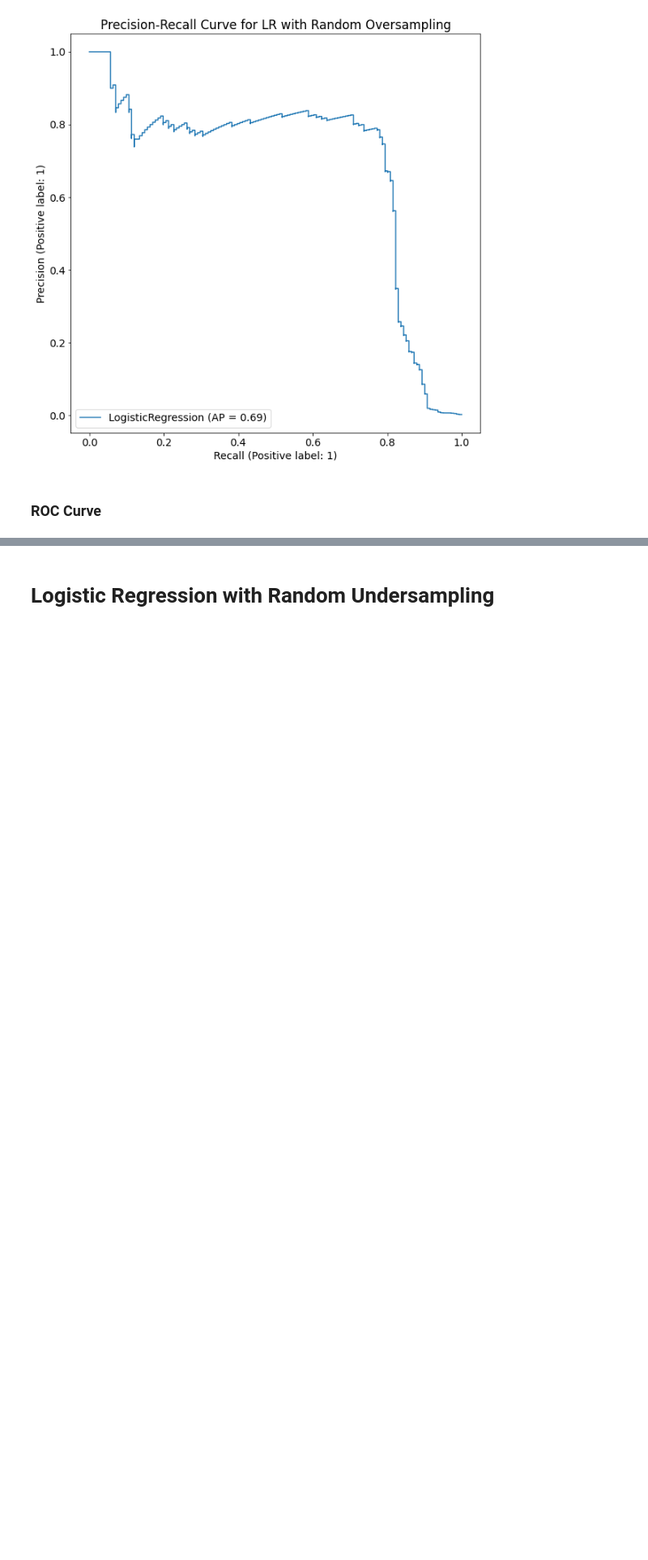
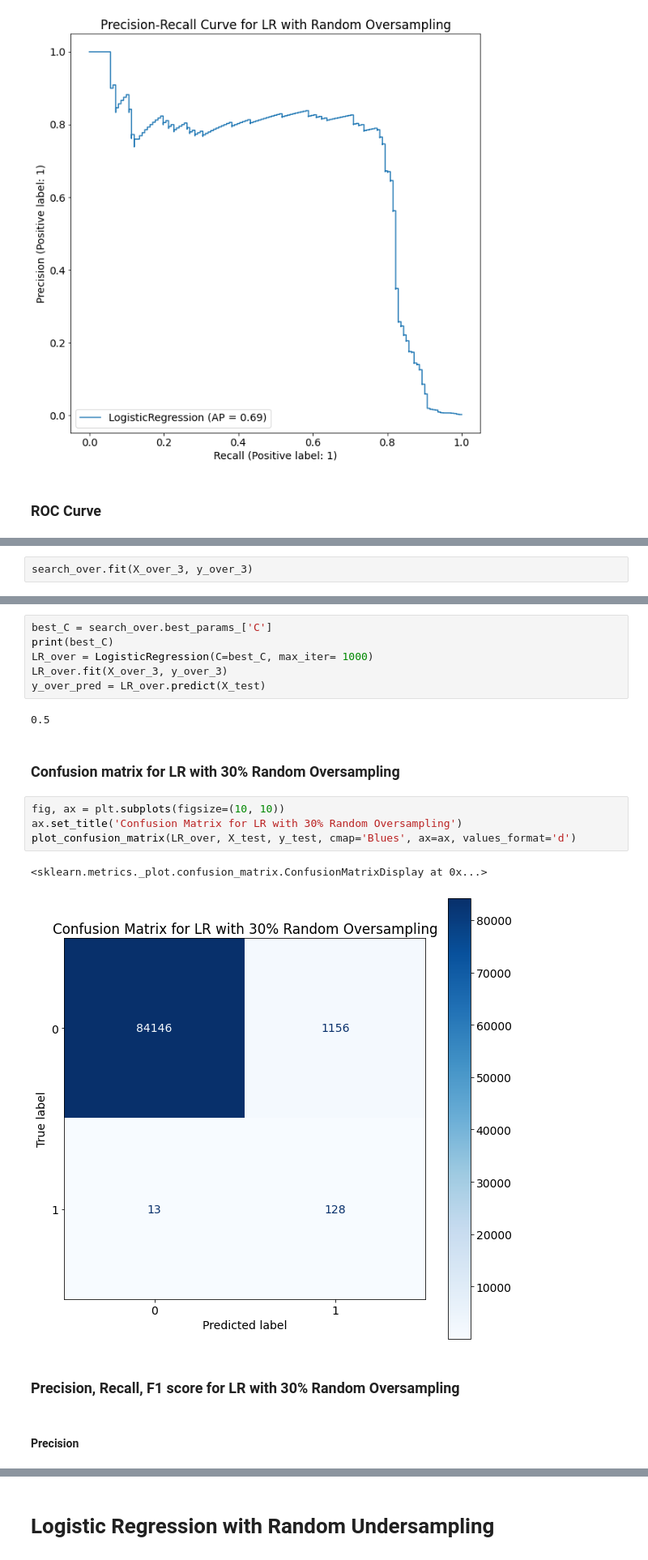
Before and after one commit to nolanspecter/Credit-Card-Fraud-Detection, a Jupyter notebook: Thesis.ipynb, the cells around one changed output, grey strips where cells are left out. Shown at 81% size. Drawn from its saved outputs; the diff is of its cells as text; blank space fills up the shorter version.

```diff
--- a/Thesis.ipynb
+++ b/Thesis.ipynb
@@ -437,0 +565,2 @@ plot_roc_curve(LR_over, X_test, y_test, ax=ax)
+# %%
+search_over.fit(X_over_3, y_over_3)
@@ -437,0 +588,21 @@ plot_roc_curve(LR_over, X_test, y_test, ax=ax)
+# %%
+best_C = search_over.best_params_['C']
+print(best_C)
+LR_over = LogisticRegression(C=best_C, max_iter= 1000)
+LR_over.fit(X_over_3, y_over_3)
+y_over_pred = LR_over.predict(X_test)
+# %% [output]
+0.5
+# %% [markdown]
+### Confusion matrix for LR with 30% Random Oversampling
+# %%
+fig, ax = plt.subplots(figsize=(10, 10))
+ax.set_title('Confusion Matrix for LR with 30% Random Oversampling')
+plot_confusion_matrix(LR_over, X_test, y_test, cmap='Blues', ax=ax, values_format='d')
+# %% [output]
+<sklearn.metrics._plot.confusion_matrix.ConfusionMatrixDisplay at 0x...>
+[figure, added]
+# %% [markdown]
+### Precision, Recall, F1 score for LR with 30% Random Oversampling
+# %% [markdown]
+#### Precision
```
Also changed, not shown: parts of 181 cells of this notebook, 1 other file.
